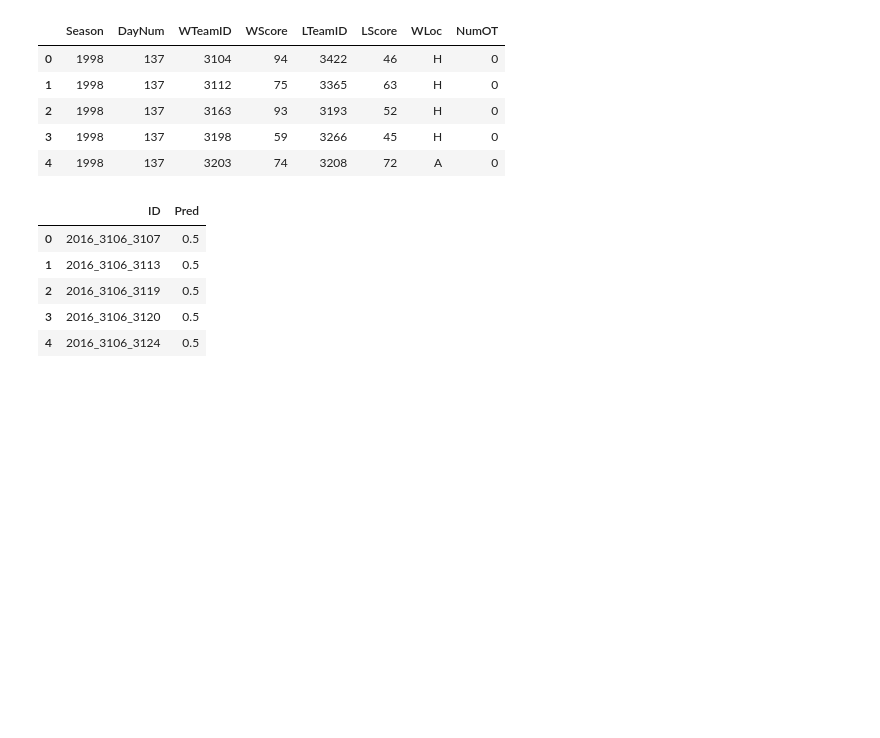
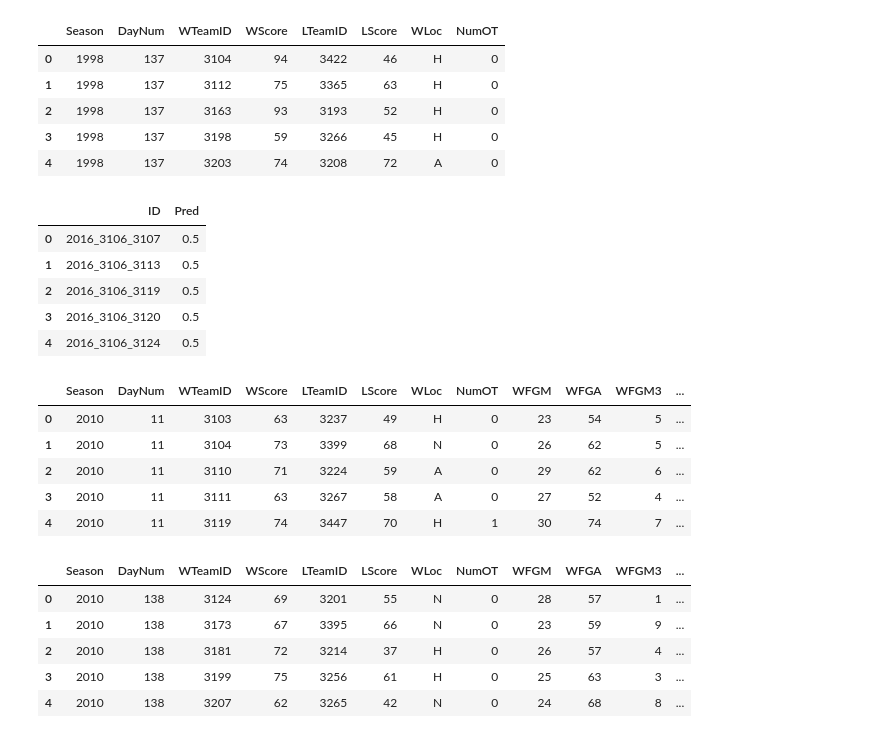
Before and after one commit to AlimamHu/advertisment_priceSPEND_Impact_to_price, a Jupyter notebook: woman-world-cup-cempintship-pridiction.ipynb, the cells around one changed output. Cells and saved outputs as stored; diff of their text form; code cells hidden in the pictures; blank space fills up the shorter version.

Commit message:
Kaggle Notebook | woman world cup cempintship pridiction | Version 9| seprate data section understaning

```diff
--- a/woman-world-cup-cempintship-pridiction.ipynb
+++ b/woman-world-cup-cempintship-pridiction.ipynb
@@ -174,5 +178,5 @@ pd.read_csv(data_path+file_name_list[1])
 # %%
-for i in range(0,13):
+for i in range(0,14):
     print("variable_name-->",file_name_list[i][:-4],"file_name-->",file_name_list[i],"index_no-->",i)
 #     display(pd.read_csv(data_path+file_name_list[i],encoding_errors='ignore').head(5))
 #
@@ -277,11 +247,12 @@ dtype: int64
 # %%
-song=[WTeams,
+# Data section 1
+Data_section_1=[WTeams,
 WSeasons,
 WNCAATourneySeeds,
 WRegularSeasonCompactResults,
 WNCAATourneyCompactResults ,
 WSampleSubmissionStage1]
-for  i in song:
+for  i in Data_section_1:
     display(i.head(5))
 # %% [output]
 |  | TeamID | TeamName |
@@ -320,3 +291,21 @@ for  i in song:
 | 2 | 2016_3106_3119 | 0.5 |
 | 3 | 2016_3106_3120 | 0.5 |
 | 4 | 2016_3106_3124 | 0.5 |
+# %%
+# Data_section_2
+Data_section_2=[WRegularSeasonDetailedResults , WNCAATourneyDetailedResults ]
+for  i in Data_section_2:
+    display(i.head(5))
+# %% [output]
+|  | Season | DayNum | WTeamID | WScore | LTeamID | LScore | WLoc | NumOT | WFGM | WFGA | WFGM3 | ... |
+| 0 | 2010 | 11 | 3103 | 63 | 3237 | 49 | H | 0 | 23 | 54 | 5 | ... |
+| 1 | 2010 | 11 | 3104 | 73 | 3399 | 68 | N | 0 | 26 | 62 | 5 | ... |
+| 2 | 2010 | 11 | 3110 | 71 | 3224 | 59 | A | 0 | 29 | 62 | 6 | ... |
+| 3 | 2010 | 11 | 3111 | 63 | 3267 | 58 | A | 0 | 27 | 52 | 4 | ... |
+| 4 | 2010 | 11 | 3119 | 74 | 3447 | 70 | H | 1 | 30 | 74 | 7 | ... |
+|  | Season | DayNum | WTeamID | WScore | LTeamID | LScore | WLoc | NumOT | WFGM | WFGA | WFGM3 | ... |
+| 0 | 2010 | 138 | 3124 | 69 | 3201 | 55 | N | 0 | 28 | 57 | 1 | ... |
+| 1 | 2010 | 138 | 3173 | 67 | 3395 | 66 | N | 0 | 23 | 59 | 9 | ... |
+| 2 | 2010 | 138 | 3181 | 72 | 3214 | 37 | H | 0 | 26 | 57 | 4 | ... |
+| 3 | 2010 | 138 | 3199 | 75 | 3256 | 61 | H | 0 | 25 | 63 | 3 | ... |
+| 4 | 2010 | 138 | 3207 | 62 | 3265 | 42 | N | 0 | 24 | 68 | 8 | ... |
```
Also changed, not shown: parts of 12 cells of this notebook.
